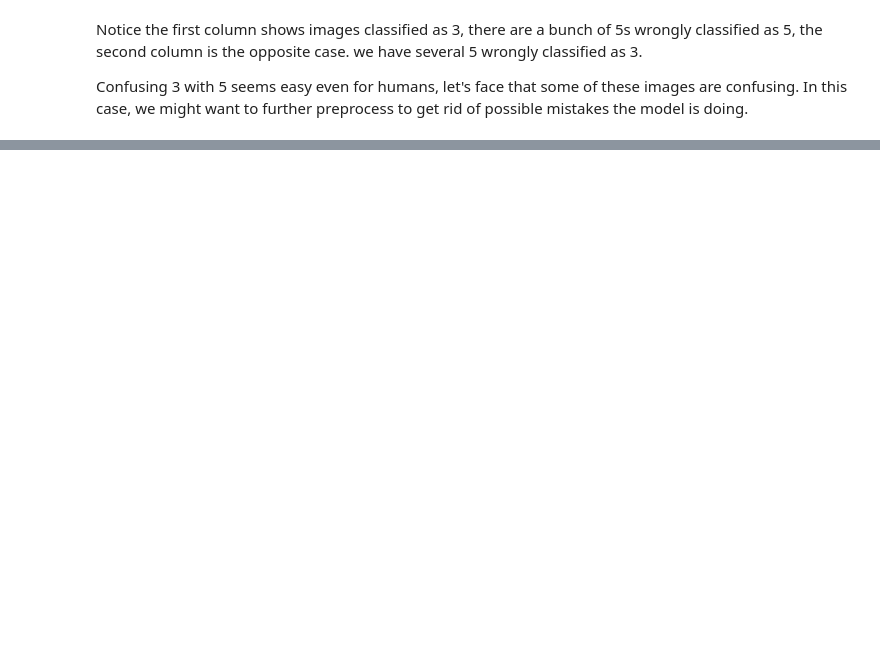
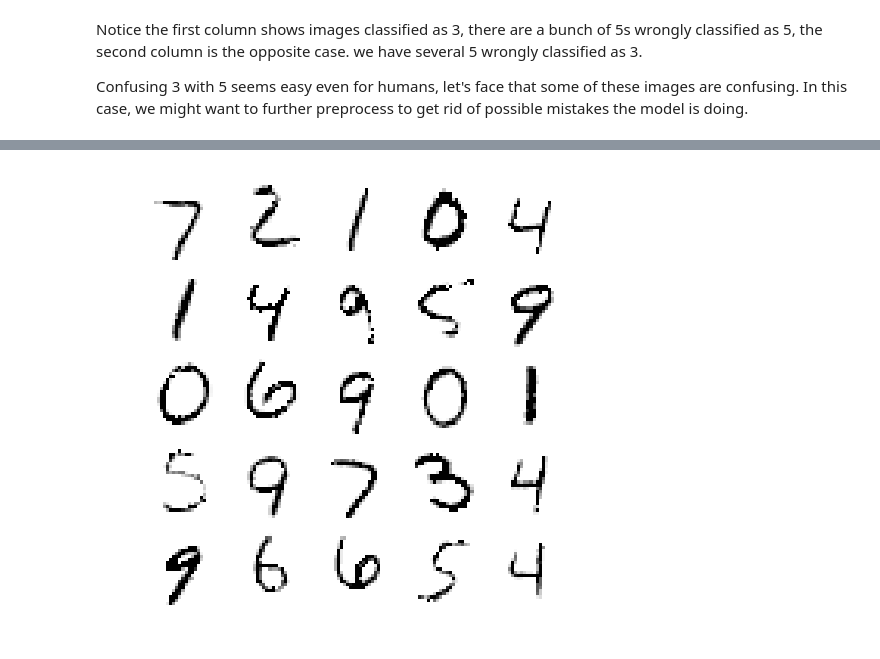
Before and after one commit to Ohtar10/ml-python, a Jupyter notebook: ch03/Classification.ipynb, the cells around one changed output, grey strips where cells are left out. Saved outputs shown, nothing was run; the diff lists cells and outputs as text; code cells hidden in the pictures; blank space fills up the shorter version.

```diff
--- a/ch03/Classification.ipynb
+++ b/ch03/Classification.ipynb
@@ -616,0 +689,8 @@ Confusing 3 with 5 seems easy even for humans, let's face that some of these ima
+# %%
+clean_digit = knn_clf.predict(X_test_mod[:25])
+# %%
+plt.figure(figsize=(8, 8))
+plot_digits(clean_digit[:25], images_per_row=5)
+plt.show()
+# %% [output]
+[figure, added]
```
Also changed, not shown: parts of 45 cells of this notebook.
